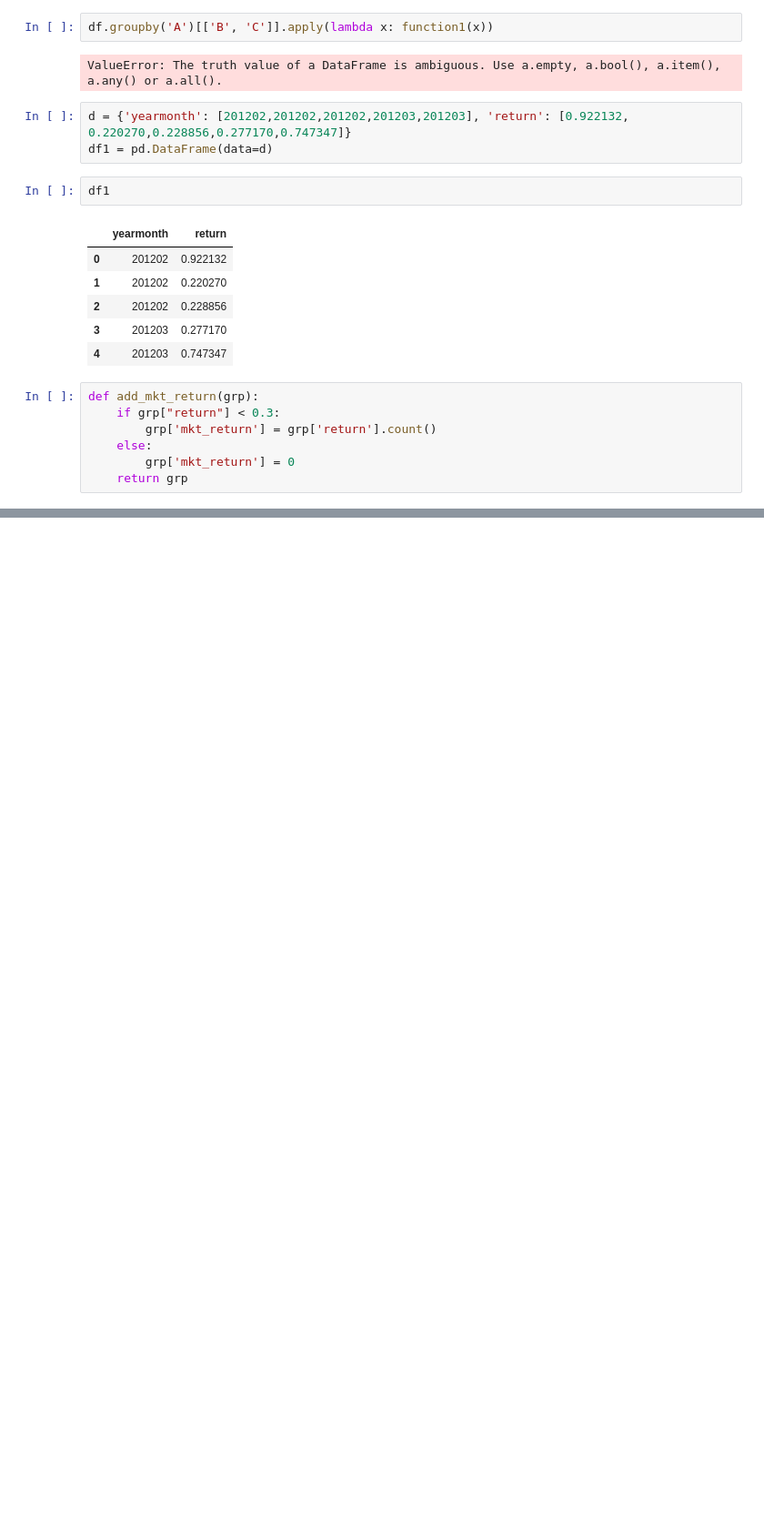
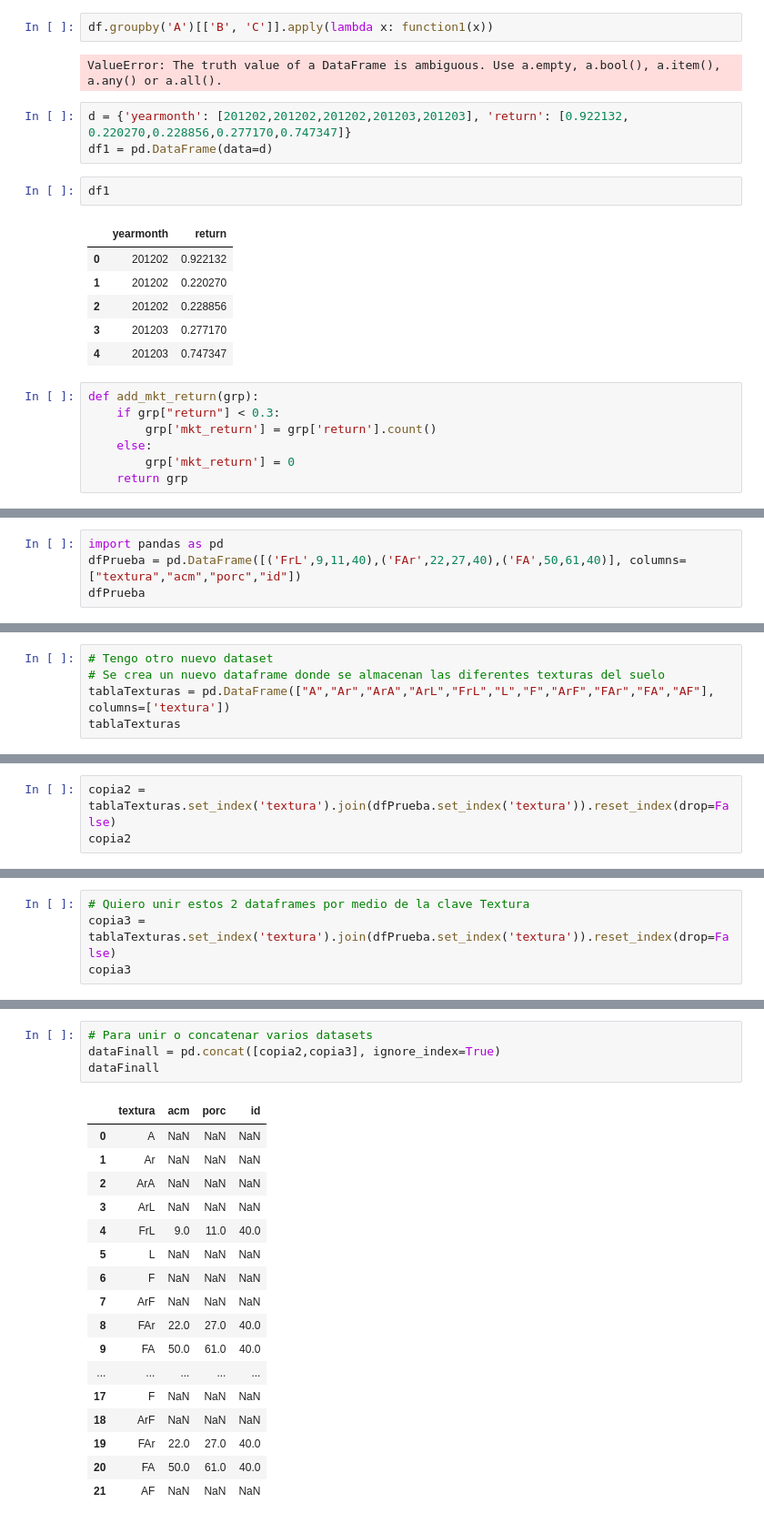
Before and after one commit to GermanMoran/TesisMaestria, a Jupyter notebook: codigos/PRUEBAS_LIBRERIAS.ipynb, the cells around one changed output, grey strips where cells are left out. Shown at 91% size. Cells and saved outputs as stored; diff of their text form; blank space fills up the shorter version.

```diff
--- a/codigos/PRUEBAS_LIBRERIAS.ipynb
+++ b/codigos/PRUEBAS_LIBRERIAS.ipynb
@@ -74,0 +77,4 @@ ValueError: The truth value of a Series is ambiguous. Use a.empty, a.bool(), a.i
+# %%
+import pandas as pd
+dfPrueba = pd.DataFrame([('FrL',9,11,40),('FAr',22,27,40),('FA',50,61,40)], columns=["textura","acm","porc","id"])
+dfPrueba
@@ -74,0 +86,5 @@ ValueError: The truth value of a Series is ambiguous. Use a.empty, a.bool(), a.i
+# %%
+# Tengo otro nuevo dataset
+# Se crea un nuevo dataframe donde se almacenan las diferentes texturas del suelo
+tablaTexturas = pd.DataFrame(["A","Ar","ArA","ArL","FrL","L","F","ArF","FAr","FA","AF"], columns=['textura'])
+tablaTexturas
@@ -74,0 +104,3 @@ ValueError: The truth value of a Series is ambiguous. Use a.empty, a.bool(), a.i
+# %%
+copia2 = tablaTexturas.set_index('textura').join(dfPrueba.set_index('textura')).reset_index(drop=False)
+copia2
@@ -74,0 +120,4 @@ ValueError: The truth value of a Series is ambiguous. Use a.empty, a.bool(), a.i
+# %%
+# Quiero unir estos 2 dataframes por medio de la clave Textura
+copia3 = tablaTexturas.set_index('textura').join(dfPrueba.set_index('textura')).reset_index(drop=False)
+copia3
@@ -74,0 +137,22 @@ ValueError: The truth value of a Series is ambiguous. Use a.empty, a.bool(), a.i
+# %%
+# Para unir o concatenar varios datasets
+dataFinall = pd.concat([copia2,copia3], ignore_index=True)
+dataFinall
+# %% [output]
+|  | textura | acm | porc | id |
+| 0 | A | NaN | NaN | NaN |
+| 1 | Ar | NaN | NaN | NaN |
+| 2 | ArA | NaN | NaN | NaN |
+| 3 | ArL | NaN | NaN | NaN |
+| 4 | FrL | 9.0 | 11.0 | 40.0 |
+| 5 | L | NaN | NaN | NaN |
+| 6 | F | NaN | NaN | NaN |
+| 7 | ArF | NaN | NaN | NaN |
+| 8 | FAr | 22.0 | 27.0 | 40.0 |
+| 9 | FA | 50.0 | 61.0 | 40.0 |
+| ... | ... | ... | ... | ... |
+| 17 | F | NaN | NaN | NaN |
+| 18 | ArF | NaN | NaN | NaN |
+| 19 | FAr | 22.0 | 27.0 | 40.0 |
+| 20 | FA | 50.0 | 61.0 | 40.0 |
+| 21 | AF | NaN | NaN | NaN |
```
Also changed, not shown: parts of 6 cells of this notebook, 4 other files.
